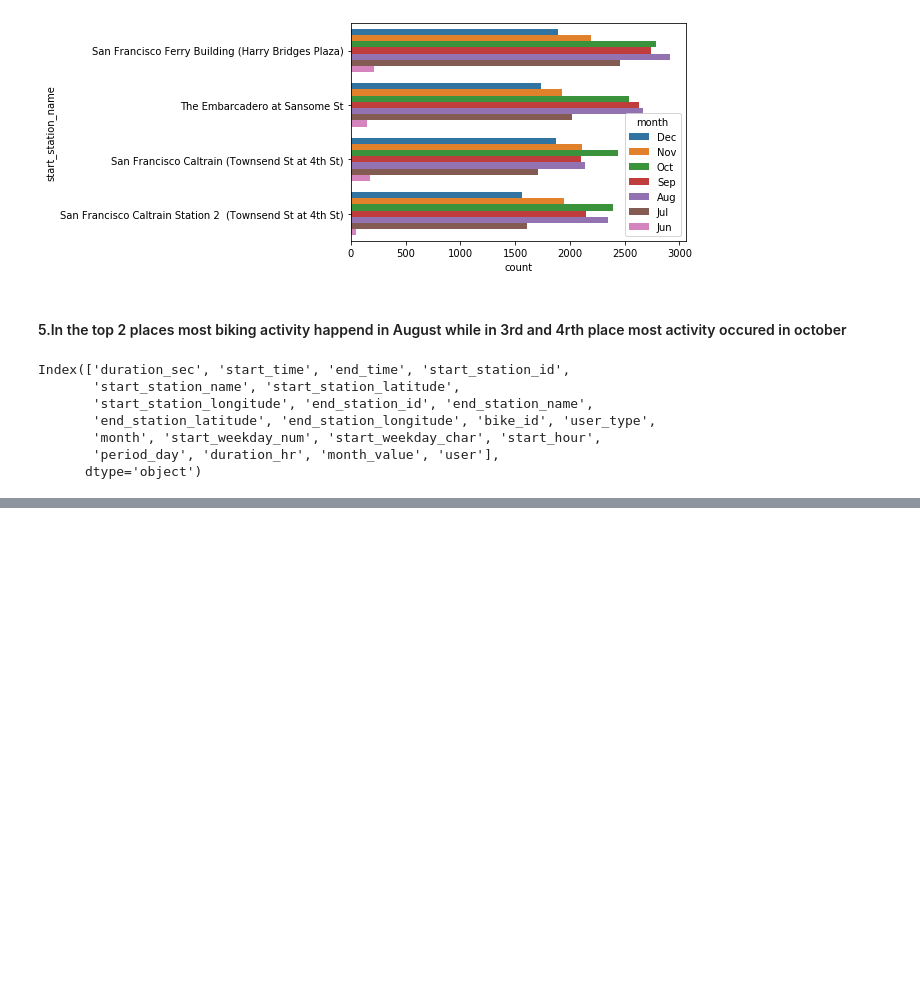
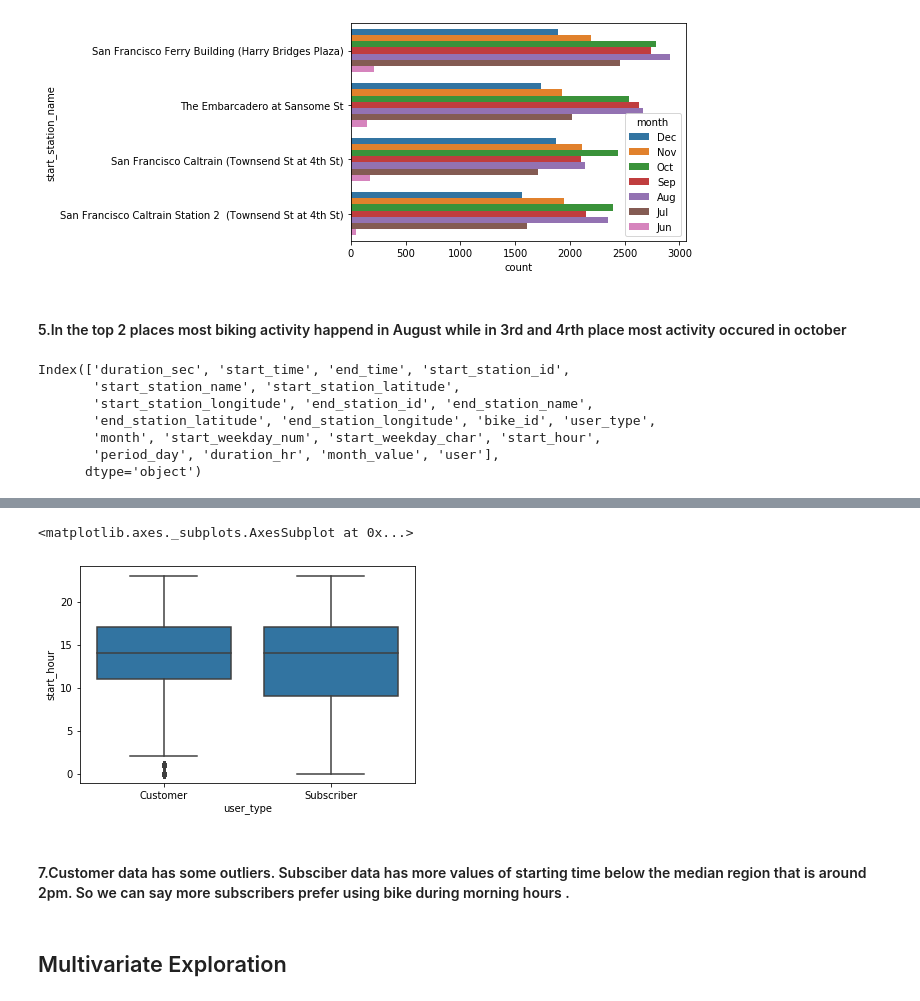
Before and after one commit to Siddharth1698/Ford-GoBike-Data-Visualization, a Jupyter notebook: exploration.ipynb, the cells around one changed output, grey strips where cells are left out. Drawn from its saved outputs; the diff is of its cells as text; code cells hidden in the pictures; blank space fills up the shorter version.

```diff
--- a/exploration.ipynb
+++ b/exploration.ipynb
@@ -414,0 +419,10 @@ sb.countplot(data = df, y = 'user', hue = 'period_day')
+# %%
+base_color = sb.color_palette()[0]
+sb.boxplot(data = df, x = 'user_type', y = 'start_hour', color = base_color)
+# %% [output]
+<matplotlib.axes._subplots.AxesSubplot at 0x...>
+[figure, added]
+# %% [markdown]
+#### 7.Customer data has some outliers. Subsciber data has more values of starting time below the median region that is around 2pm. So we can say more subscribers prefer using bike during morning hours .
+# %% [markdown]
+## Multivariate Exploration
```
Also changed, not shown: parts of 7 cells of this notebook.
